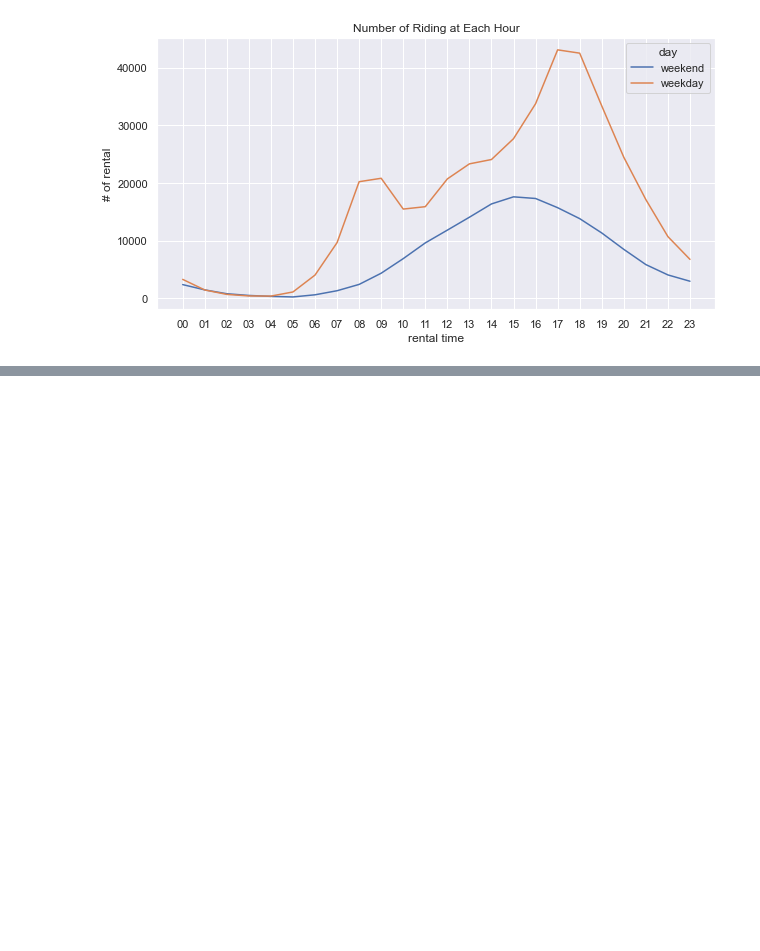
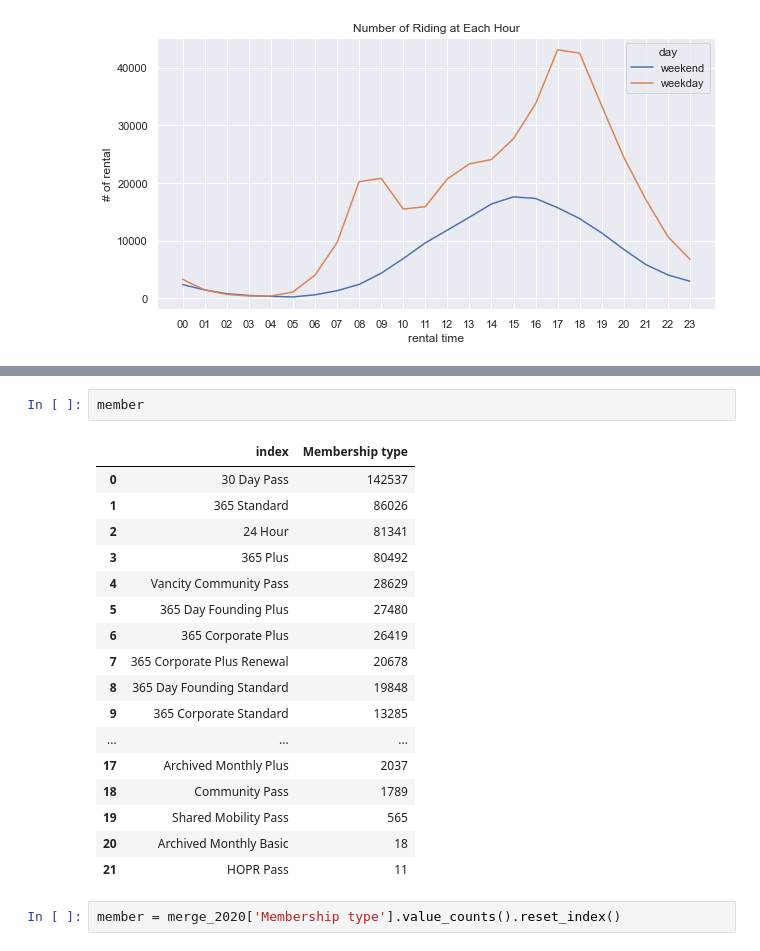
Before and after one commit to jefwang9/733_Final_Project, a Jupyter notebook: src/data_analysis_2020.ipynb, the cells around one changed output, grey strips where cells are left out. Cells and saved outputs as stored; diff of their text form; blank space fills up the shorter version.

```diff
--- a/src/data_analysis_2020.ipynb
+++ b/src/data_analysis_2020.ipynb
@@ -227,0 +235,22 @@ ax.set(ylabel='# of rental', title='Number of Riding at Each Hour')
+# %%
+member
+# %% [output]
+|  | index | Membership type |
+| 0 | 30 Day Pass | 142537 |
+| 1 | 365 Standard | 86026 |
+| 2 | 24 Hour | 81341 |
+| 3 | 365 Plus | 80492 |
+| 4 | Vancity Community Pass | 28629 |
+| 5 | 365 Day Founding Plus | 27480 |
+| 6 | 365 Corporate Plus | 26419 |
+| 7 | 365 Corporate Plus Renewal | 20678 |
+| 8 | 365 Day Founding Standard | 19848 |
+| 9 | 365 Corporate Standard | 13285 |
+| ... | ... | ... |
+| 17 | Archived Monthly Plus | 2037 |
+| 18 | Community Pass | 1789 |
+| 19 | Shared Mobility Pass | 565 |
+| 20 | Archived Monthly Basic | 18 |
+| 21 | HOPR Pass | 11 |
+# %%
+member = merge_2020['Membership type'].value_counts().reset_index()
```
Also changed, not shown: parts of 3 cells of this notebook.
